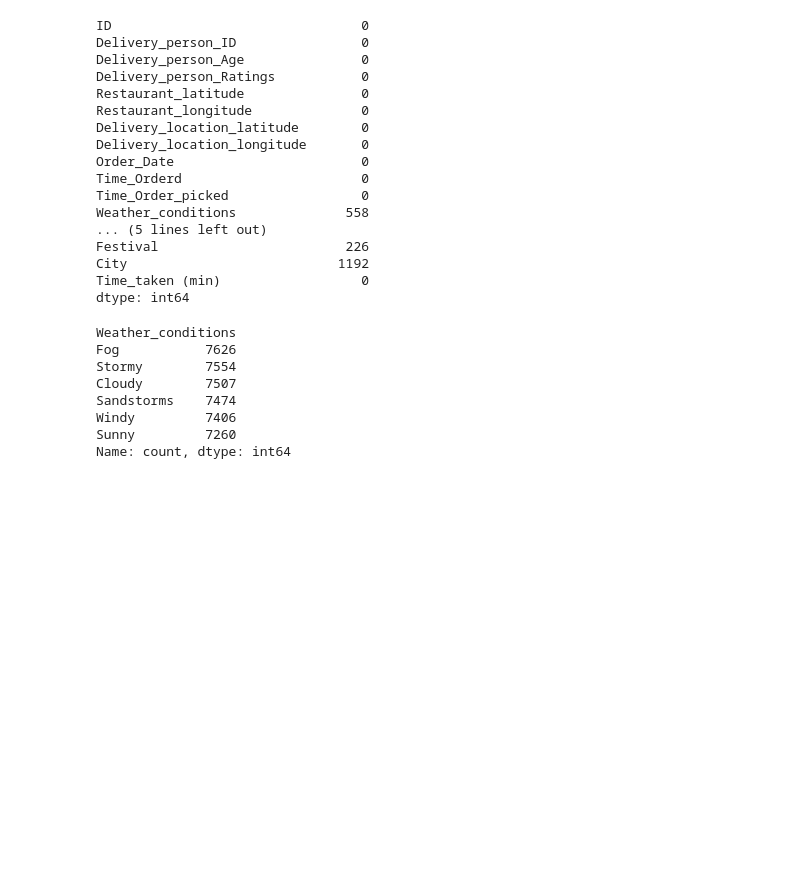
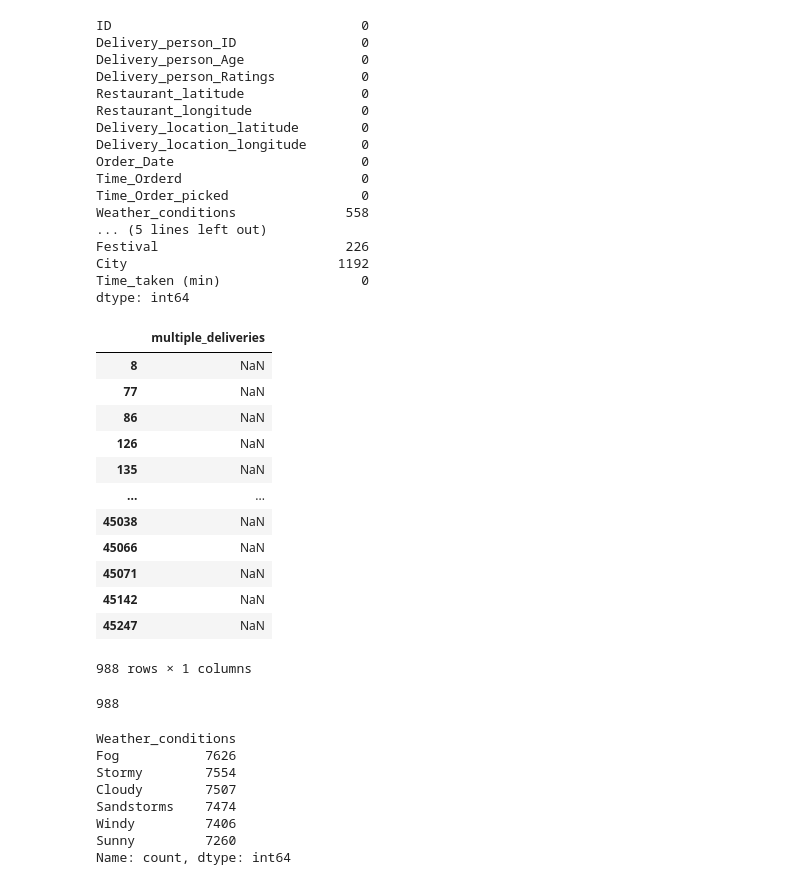
Before and after one commit to Aminsharif/st_assigment, a Jupyter notebook: notebooks/EDA.ipynb, the cells around one changed output. Drawn from its saved outputs; the diff is of its cells as text; code cells hidden in the pictures; blank space fills up the shorter version.

```diff
--- a/notebooks/EDA.ipynb
+++ b/notebooks/EDA.ipynb
@@ -866,6 +866,26 @@ Festival                        226
 City                           1192
 Time_taken (min)                  0
 dtype: int64
+# %%
+df7[df7.multiple_deliveries.isnull()].iloc[:,[16]]
+# %% [output]
+|  | multiple_deliveries |
+| 8 | NaN |
+| 77 | NaN |
+| 86 | NaN |
+| 126 | NaN |
+| 135 | NaN |
+| ... | ... |
+| 45038 | NaN |
+| 45066 | NaN |
+| 45071 | NaN |
+| 45142 | NaN |
+| 45247 | NaN |
+988 rows × 1 columns
+# %%
+df7.multiple_deliveries.isnull().sum()
+# %% [output]
+988
 # %%
 df7.Weather_conditions.value_counts()
 # %% [output]
```
Also changed, not shown: parts of 14 cells of this notebook.
